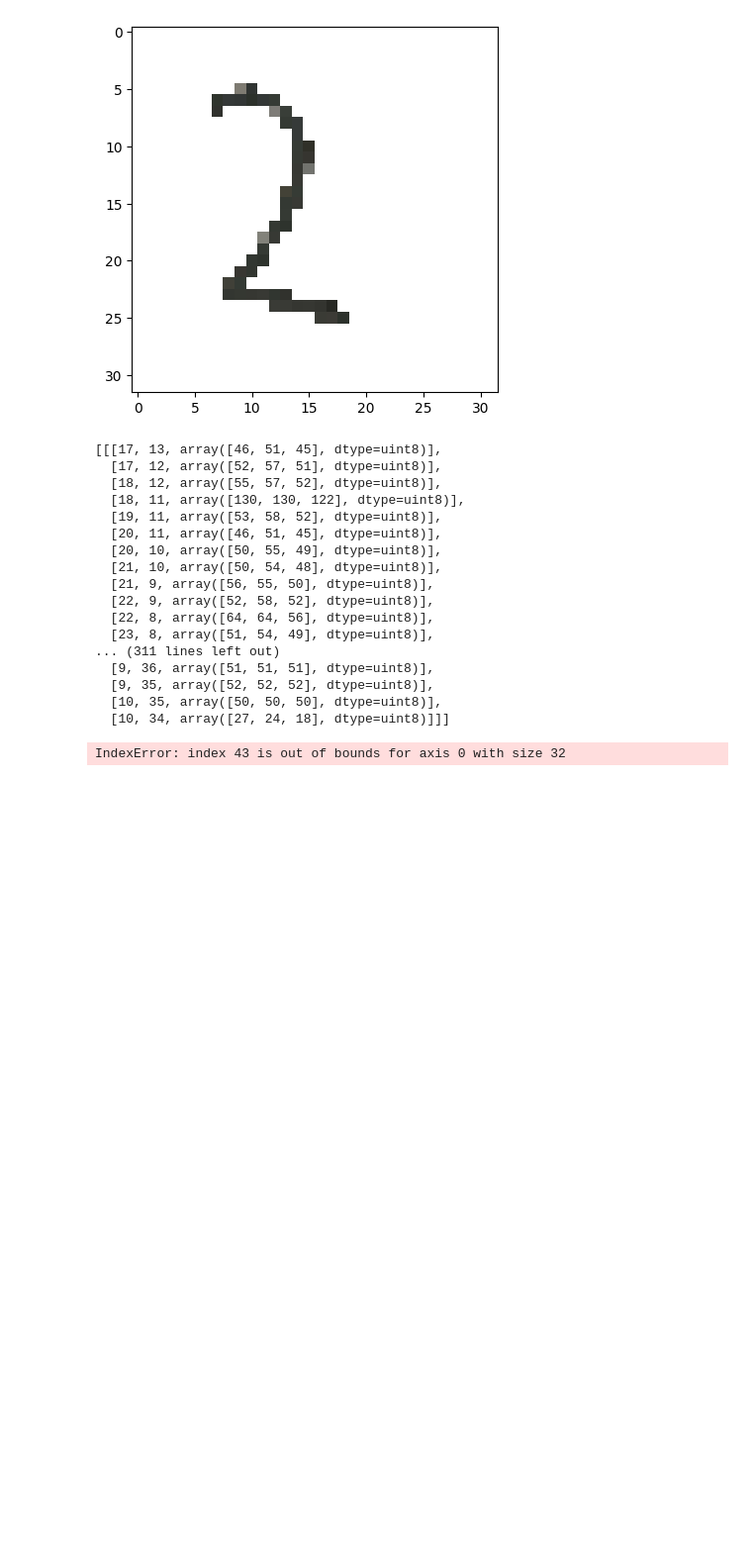
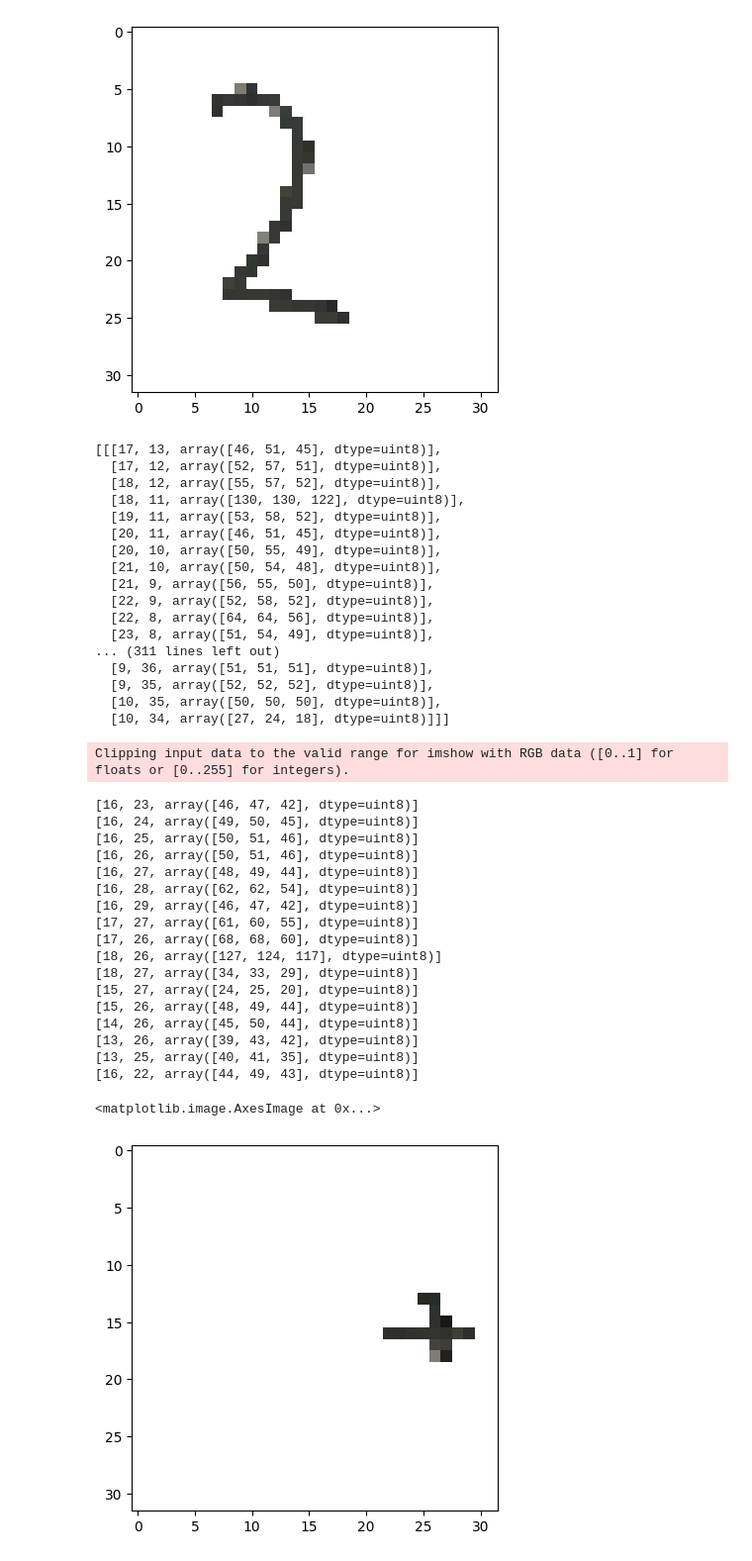
Before and after one commit to oegolden/MathGPT, a Jupyter notebook: Image slicing and predicting.ipynb, the cells around one changed output. Shown at 99% size. Cells and saved outputs as stored; diff of their text form; code cells hidden in the pictures; blank space fills up the shorter version.

```diff
--- a/Image slicing and predicting.ipynb
+++ b/Image slicing and predicting.ipynb
@@ -163,10 +163,29 @@ digit_list
   [10, 35, array([50, 50, 50], dtype=uint8)],
   [10, 34, array([27, 24, 18], dtype=uint8)]]]
 # %%
-map = np.zeros([32, 32, 3], dtype=int)
-map = np.full_like(map, 256)
-for x in digit_list[2]:
+map = np.full_like(np.zeros([32, 32, 3], dtype=int),256)
+for x in digit_list[1]:
+    print(x)
     map[x[0]][x[1]] = x[2]
 plt.imshow(map, interpolation='nearest')
 # %% [output]
-IndexError: index 43 is out of bounds for axis 0 with size 32
+Clipping input data to the valid range for imshow with RGB data ([0..1] for floats or [0..255] for integers).
+[16, 23, array([46, 47, 42], dtype=uint8)]
+[16, 24, array([49, 50, 45], dtype=uint8)]
+[16, 25, array([50, 51, 46], dtype=uint8)]
+[16, 26, array([50, 51, 46], dtype=uint8)]
+[16, 27, array([48, 49, 44], dtype=uint8)]
+[16, 28, array([62, 62, 54], dtype=uint8)]
+[16, 29, array([46, 47, 42], dtype=uint8)]
+[17, 27, array([61, 60, 55], dtype=uint8)]
+[17, 26, array([68, 68, 60], dtype=uint8)]
+[18, 26, array([127, 124, 117], dtype=uint8)]
+[18, 27, array([34, 33, 29], dtype=uint8)]
+[15, 27, array([24, 25, 20], dtype=uint8)]
+[15, 26, array([48, 49, 44], dtype=uint8)]
+[14, 26, array([45, 50, 44], dtype=uint8)]
+[13, 26, array([39, 43, 42], dtype=uint8)]
+[13, 25, array([40, 41, 35], dtype=uint8)]
+[16, 22, array([44, 49, 43], dtype=uint8)]
+<matplotlib.image.AxesImage at 0x...>
+[figure, added]
```
Also changed, not shown: parts of 1 cell of this notebook.
